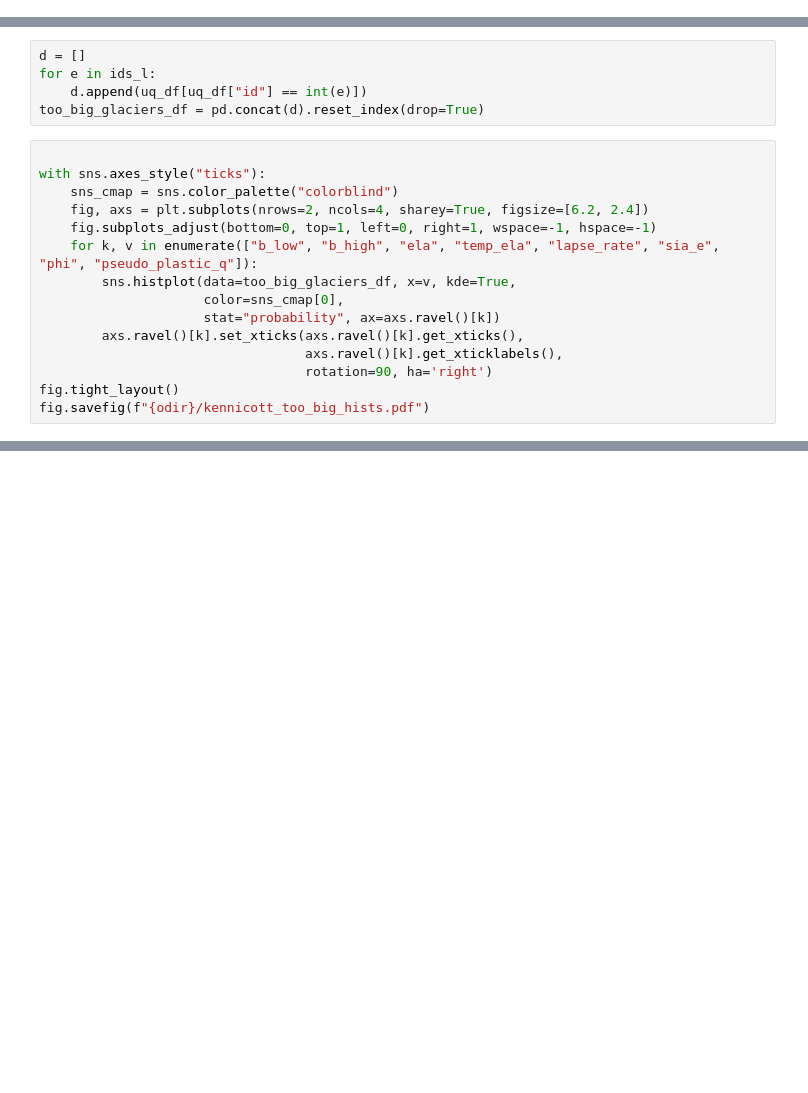
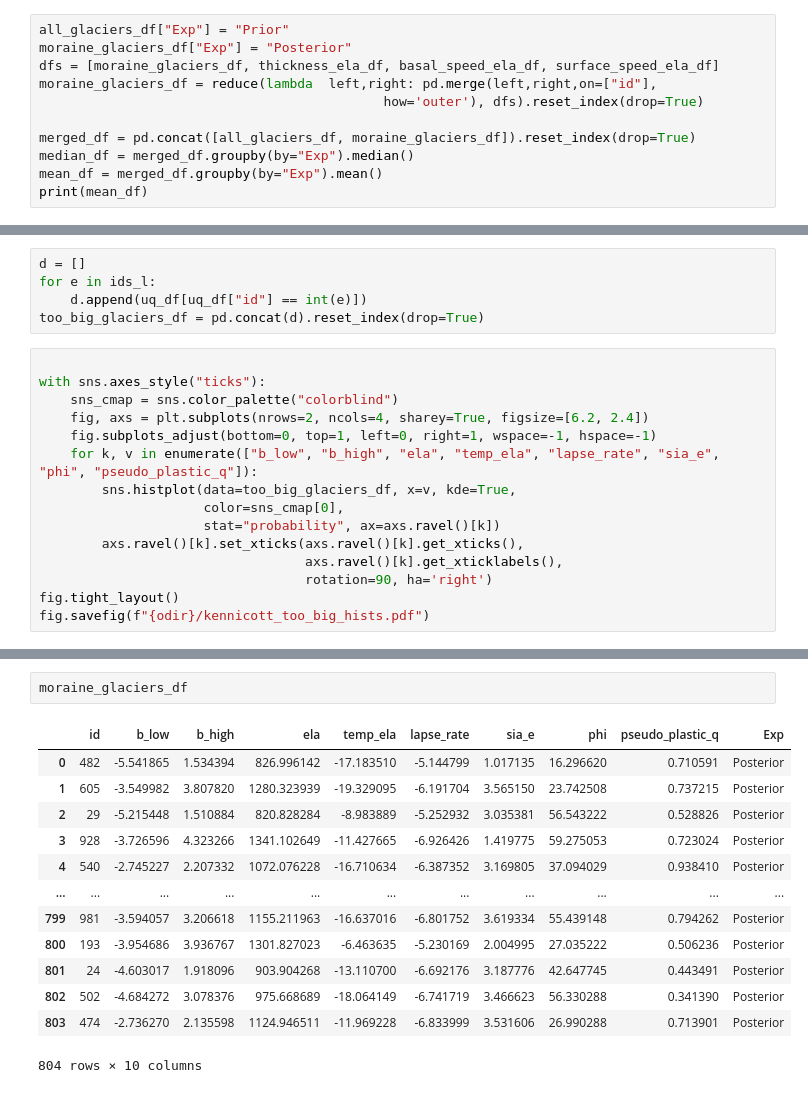
Before and after one commit to pism/pism-kennicott, a Jupyter notebook: kennicott.ipynb, the cells around one changed output, grey strips where cells are left out. Drawn from its saved outputs; the diff is of its cells as text; blank space fills up the shorter version.

```diff
--- a/kennicott.ipynb
+++ b/kennicott.ipynb
@@ -307,3 +310,14 @@ with sns.axes_style("ticks"):
 fig.tight_layout()
 fig.savefig(f"{odir}/kennicott_parameter_posterior_hists.pdf")
 del fig
+# %%
+all_glaciers_df["Exp"] = "Prior"
+moraine_glaciers_df["Exp"] = "Posterior"
+dfs = [moraine_glaciers_df, thickness_ela_df, basal_speed_ela_df, surface_speed_ela_df]
+moraine_glaciers_df = reduce(lambda  left,right: pd.merge(left,right,on=["id"],
+                                            how='outer'), dfs).reset_index(drop=True)
+
+merged_df = pd.concat([all_glaciers_df, moraine_glaciers_df]).reset_index(drop=True)
+median_df = merged_df.groupby(by="Exp").median()
+mean_df = merged_df.groupby(by="Exp").mean()
+print(mean_df)
@@ -541,0 +486,16 @@ X[88, 0], [0], Surface[k,
+# %%
+moraine_glaciers_df
+# %% [output]
+|  | id | b_low | b_high | ela | temp_ela | lapse_rate | sia_e | phi | pseudo_plastic_q | Exp |
+| 0 | 482 | -5.541865 | 1.534394 | 826.996142 | -17.183510 | -5.144799 | 1.017135 | 16.296620 | 0.710591 | Posterior |
+| 1 | 605 | -3.549982 | 3.807820 | 1280.323939 | -19.329095 | -6.191704 | 3.565150 | 23.742508 | 0.737215 | Posterior |
+| 2 | 29 | -5.215448 | 1.510884 | 820.828284 | -8.983889 | -5.252932 | 3.035381 | 56.543222 | 0.528826 | Posterior |
+| 3 | 928 | -3.726596 | 4.323266 | 1341.102649 | -11.427665 | -6.926426 | 1.419775 | 59.275053 | 0.723024 | Posterior |
+| 4 | 540 | -2.745227 | 2.207332 | 1072.076228 | -16.710634 | -6.387352 | 3.169805 | 37.094029 | 0.938410 | Posterior |
+| ... | ... | ... | ... | ... | ... | ... | ... | ... | ... | ... |
+| 799 | 981 | -3.594057 | 3.206618 | 1155.211963 | -16.637016 | -6.801752 | 3.619334 | 55.439148 | 0.794262 | Posterior |
+| 800 | 193 | -3.954686 | 3.936767 | 1301.827023 | -6.463635 | -5.230169 | 2.004995 | 27.035222 | 0.506236 | Posterior |
+| 801 | 24 | -4.603017 | 1.918096 | 903.904268 | -13.110700 | -6.692176 | 3.187776 | 42.647745 | 0.443491 | Posterior |
+| 802 | 502 | -4.684272 | 3.078376 | 975.668689 | -18.064149 | -6.741719 | 3.466623 | 56.330288 | 0.341390 | Posterior |
+| 803 | 474 | -2.736270 | 2.135598 | 1124.946511 | -11.969228 | -6.833999 | 3.531606 | 26.990288 | 0.713901 | Posterior |
+804 rows × 10 columns
```
Also changed, not shown: parts of 24 cells of this notebook.
